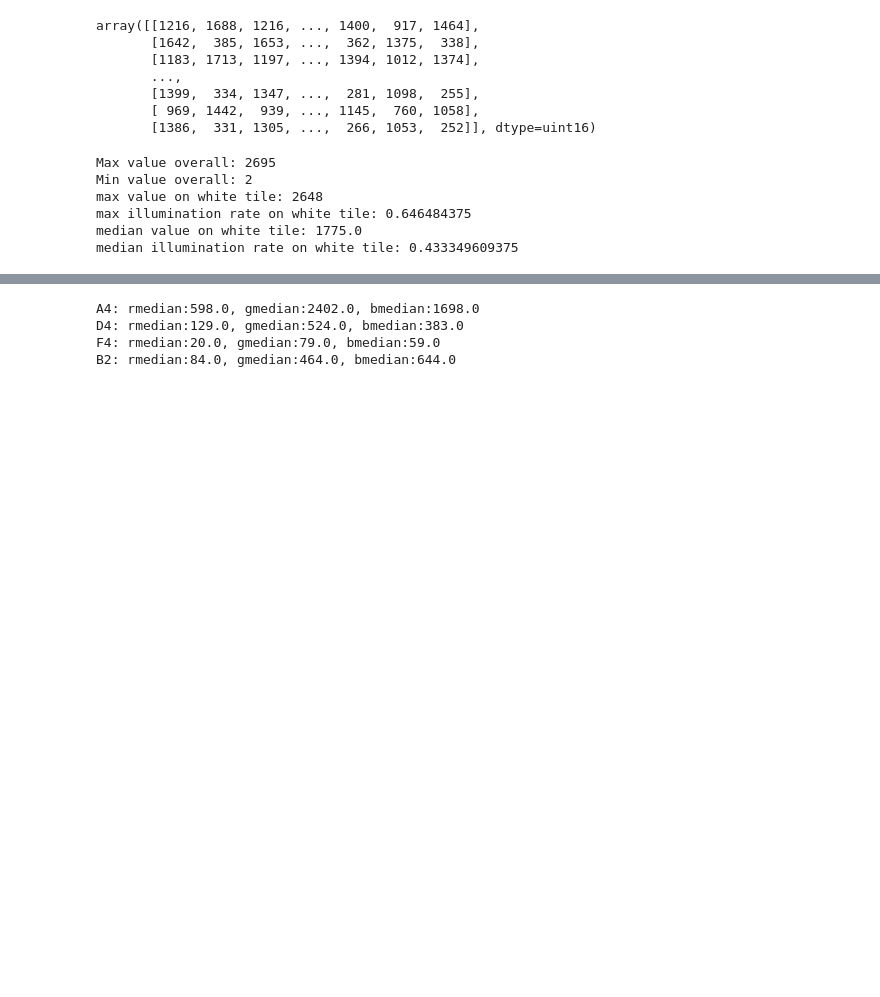
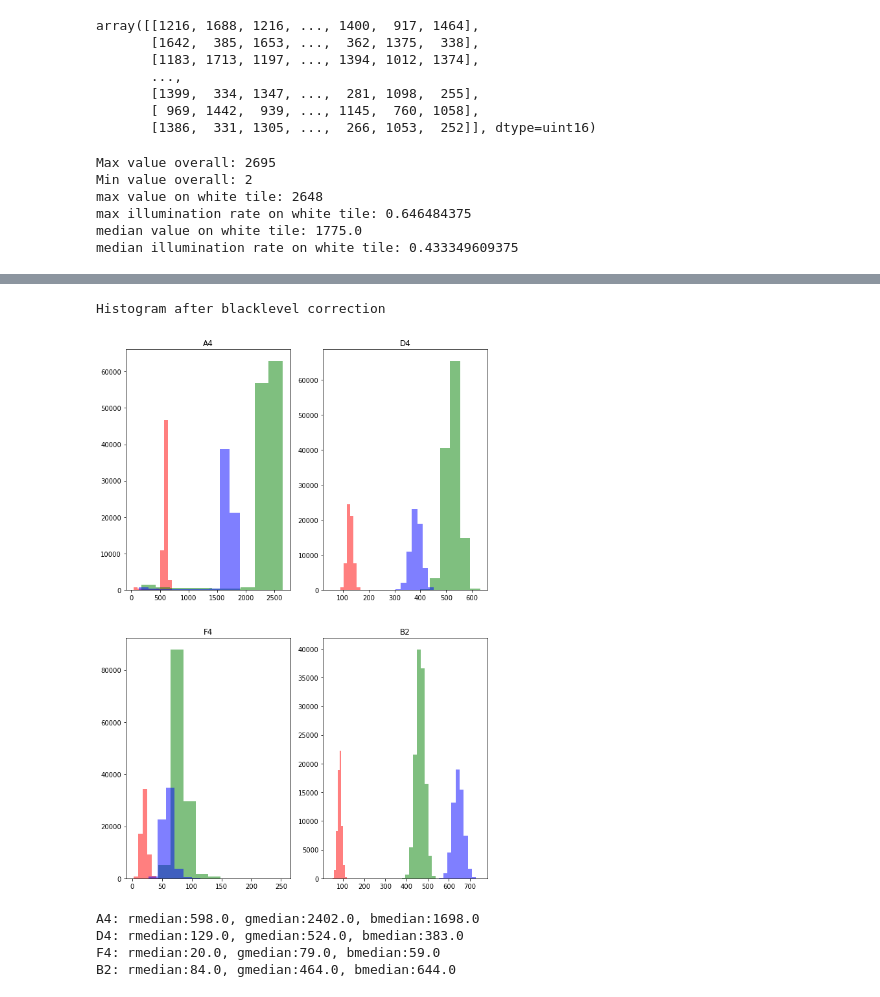
Before and after one commit to felix-b1-jadehs/notebooks, a Jupyter notebook: DNG2RGB_converter.ipynb, the cells around one changed output, grey strips where cells are left out. Cells and saved outputs as stored; diff of their text form; code cells hidden in the pictures; blank space fills up the shorter version.

```diff
--- a/DNG2RGB_converter.ipynb
+++ b/DNG2RGB_converter.ipynb
@@ -174,3 +182,43 @@ median illumination rate on white tile: 0.433349609375
+# %%
+# plot data with subplots
+print("Histogram after blacklevel correction")
+fig = plt.figure()
+gs = fig.add_gridspec(2,2)
+(ax1, ax2),(ax3, ax4) = gs.subplots()
+
+for i, tile in enumerate(foi):
+        y1 = int(dict_cc_field[tile][0])
+        y2 = int(dict_cc_field[tile][1])
+        x1 = int(dict_cc_field[tile][2])
+        x2 = int(dict_cc_field[tile][3])
+        red, green, blue = get_bayer_color(bayer, y1, y2, x1, x2)
+        if i==0:
+            ax1.hist(red ,alpha=0.5, label=f'R_{tile}', color='r')
+            ax1.hist(green ,alpha=0.5, label=f'G_{tile}', color='g')
+            ax1.hist(blue ,alpha=0.5, label=f'B_{tile}', color='b')
+            ax1.set_title(f"{tile}")
+        elif i==1:
+            ax2.hist(red ,alpha=0.5, label=f'R_{tile}', color='r')
+            ax2.hist(green ,alpha=0.5, label=f'G_{tile}', color='g')
+            ax2.hist(blue ,alpha=0.5, label=f'B_{tile}', color='b')
+            ax2.set_title(f"{tile}")
+        elif i==2:
+            ax3.hist(red ,alpha=0.5, label=f'R_{tile}', color='r')
+            ax3.hist(green ,alpha=0.5, label=f'G_{tile}', color='g')
+            ax3.hist(blue ,alpha=0.5, label=f'B_{tile}', color='b')
+            ax3.set_title(f"{tile}")
+        elif i==3:
+            ax4.hist(red ,alpha=0.5, label=f'R_{tile}', color='r')
+            ax4.hist(green ,alpha=0.5, label=f'G_{tile}', color='g')
+            ax4.hist(blue ,alpha=0.5, label=f'B_{tile}', color='b')
+            ax4.set_title(f"{tile}")
+
+
+
+plt.show()
+# %% [output]
+Histogram after blacklevel correction
+[figure, added]
 # %%
 # check median values on our fields of interest
 # blacklevel corrected
```
Also changed, not shown: parts of 17 cells of this notebook.
